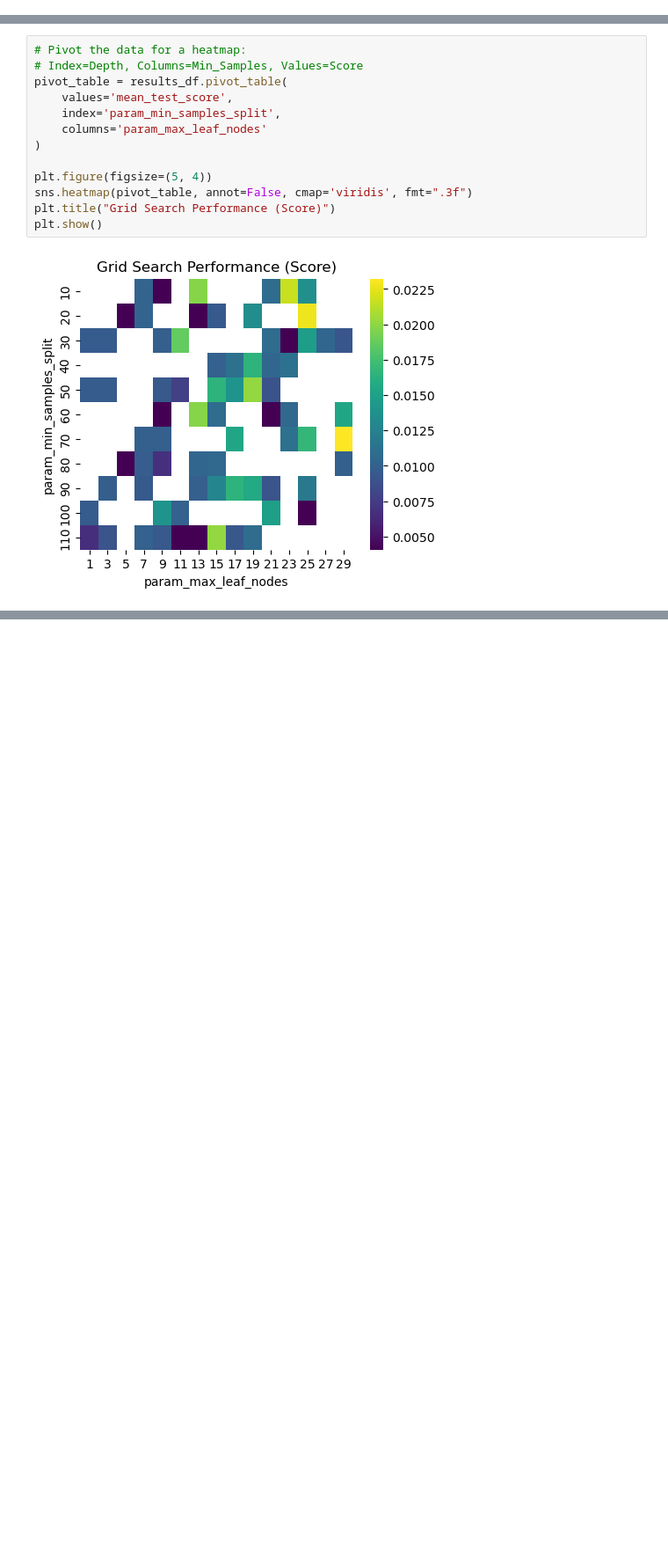
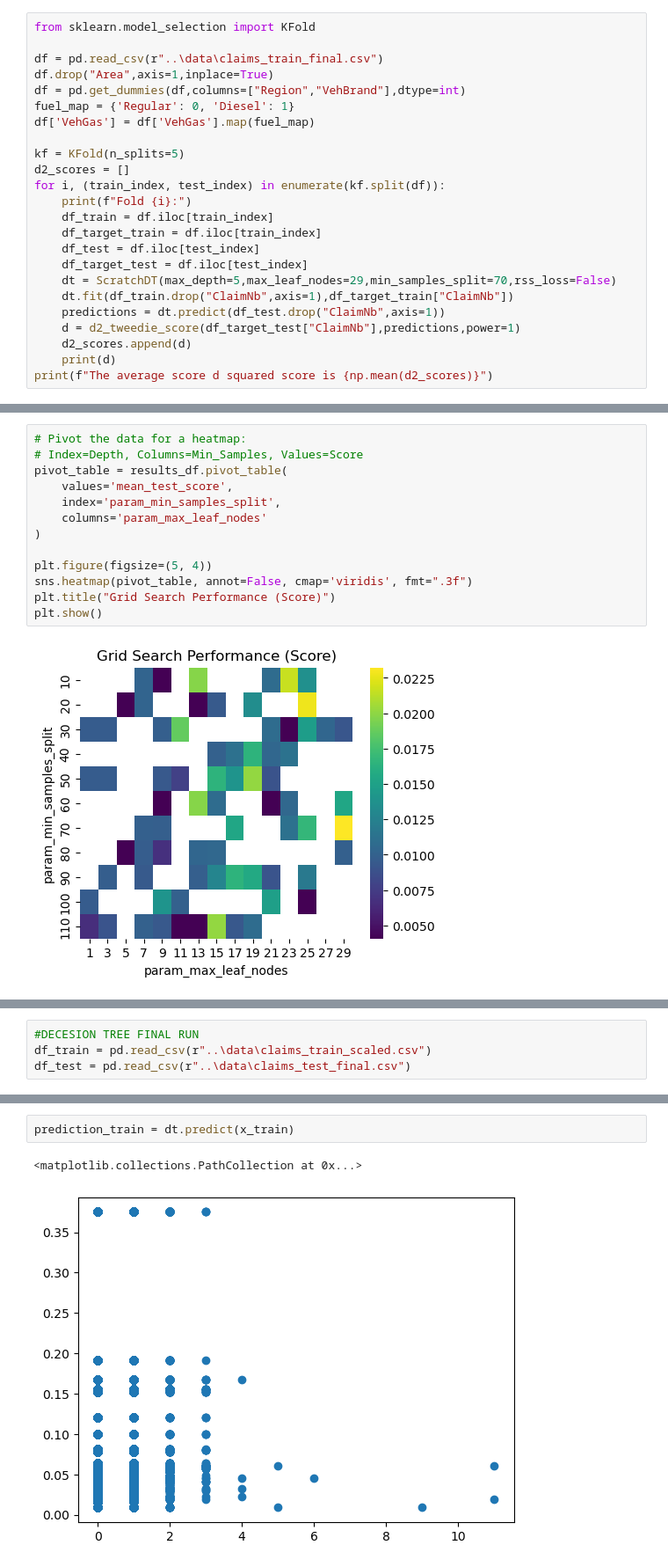
Before and after one commit to BossThePro/MLProject-Group-SR, a Jupyter notebook: Archives/dt_fit.ipynb, the cells around one changed output, grey strips where cells are left out. Shown at 88% size. Cells and saved outputs as stored; diff of their text form; blank space fills up the shorter version.

```diff
--- a/Archives/dt_fit.ipynb
+++ b/Archives/dt_fit.ipynb
@@ -211,3 +184,27 @@ plt.ylabel("Cummalative Sum of Explained Variance")
 # %% [output]
 Text(0, 0.5, 'Cummalative Sum of Explained Variance')
 [figure]
+# %%
+from sklearn.model_selection import KFold
+
+df = pd.read_csv(r"..\data\claims_train_final.csv")
+df.drop("Area",axis=1,inplace=True)
+df = pd.get_dummies(df,columns=["Region","VehBrand"],dtype=int)
+fuel_map = {'Regular': 0, 'Diesel': 1}
+df['VehGas'] = df['VehGas'].map(fuel_map)
+
+kf = KFold(n_splits=5)
+d2_scores = []
+for i, (train_index, test_index) in enumerate(kf.split(df)):
+    print(f"Fold {i}:")
+    df_train = df.iloc[train_index]
+    df_target_train = df.iloc[train_index]
+    df_test = df.iloc[test_index]
+    df_target_test = df.iloc[test_index]
+    dt = ScratchDT(max_depth=5,max_leaf_nodes=29,min_samples_split=70,rss_loss=False)
+    dt.fit(df_train.drop("ClaimNb",axis=1),df_target_train["ClaimNb"])
+    predictions = dt.predict(df_test.drop("ClaimNb",axis=1))
+    d = d2_tweedie_score(df_target_test["ClaimNb"],predictions,power=1)
+    d2_scores.append(d)
+    print(d)
+print(f"The average score d squared score is {np.mean(d2_scores)}")
@@ -394,0 +390,4 @@ plt.show()
+# %%
+#DECESION TREE FINAL RUN
+df_train = pd.read_csv(r"..\data\claims_train_scaled.csv")
+df_test = pd.read_csv(r"..\data\claims_test_final.csv")
@@ -394,0 +464,5 @@ plt.show()
+# %%
+prediction_train = dt.predict(x_train)
+# %% [output]
+<matplotlib.collections.PathCollection at 0x...>
+[figure, added]
```
Also changed, not shown: parts of 46 cells of this notebook, 4 other files.
